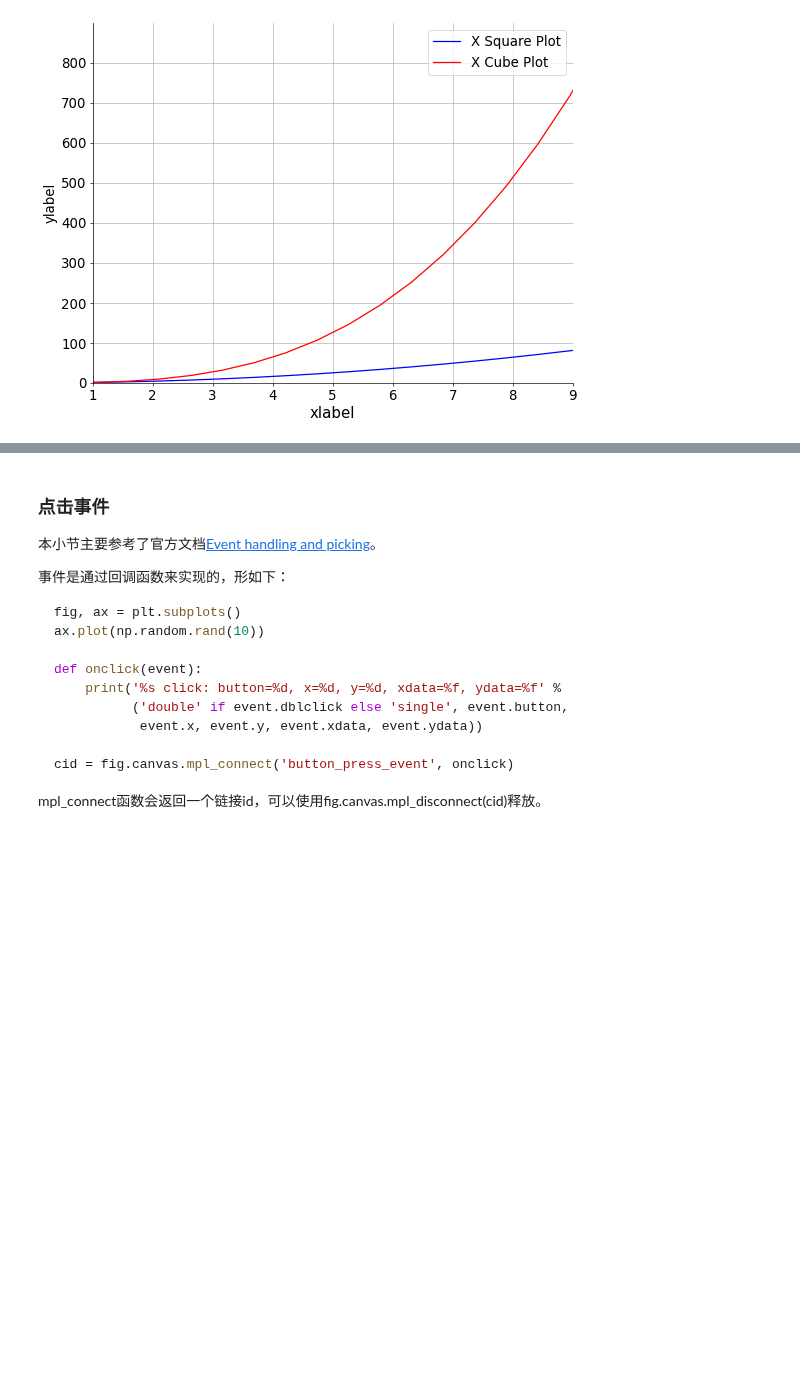
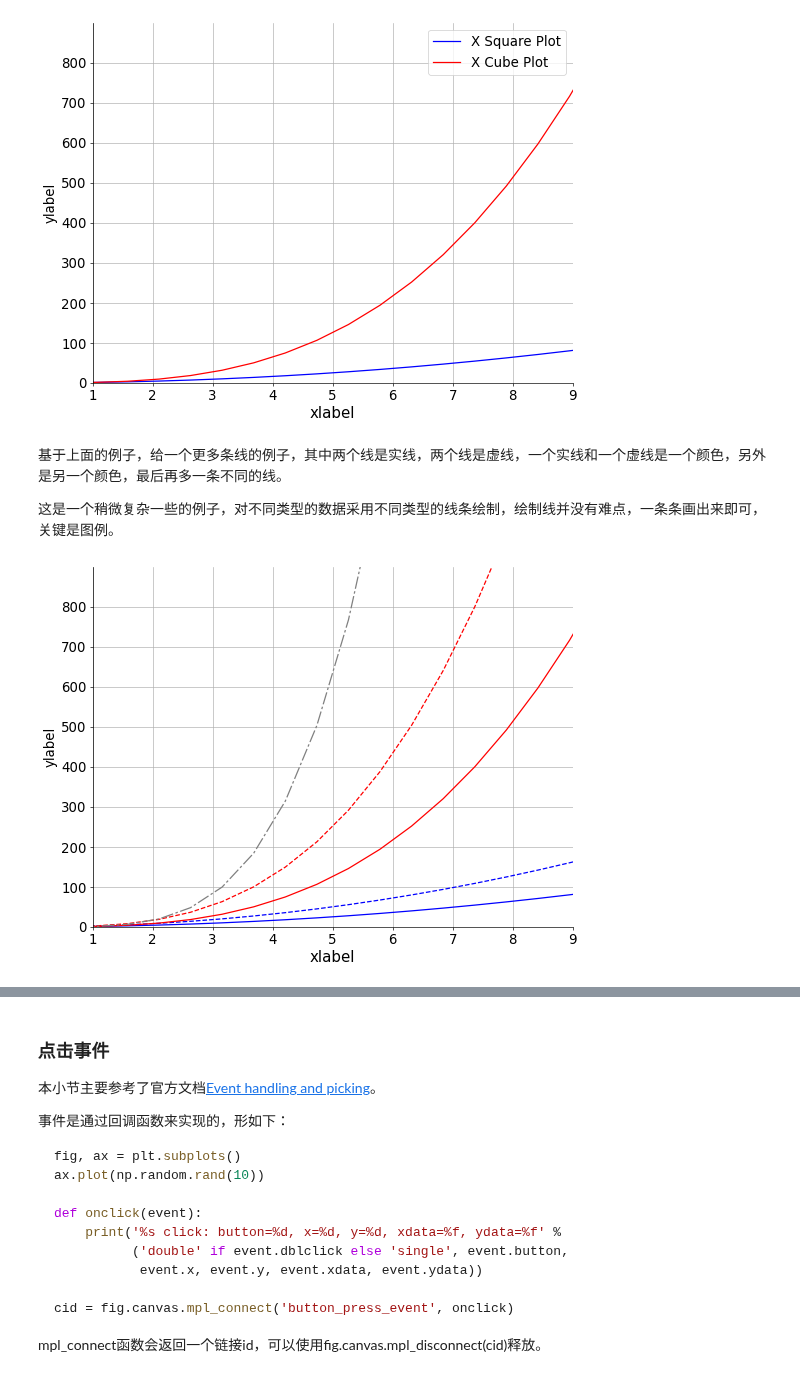
Before and after one commit to iHeadWater/hydrus, a Jupyter notebook: 3-basic-pyviz/matplotlib/how-to-use-matplotlib.ipynb, the cells around one changed output, grey strips where cells are left out. Saved outputs shown, nothing was run; the diff lists cells and outputs as text; code cells hidden in the pictures; blank space fills up the shorter version.

Commit message:
plot multi-lines using pyplot

```diff
--- a/3-basic-pyviz/matplotlib/how-to-use-matplotlib.ipynb
+++ b/3-basic-pyviz/matplotlib/how-to-use-matplotlib.ipynb
@@ -542,3 +544,36 @@ ax.spines['right'].set_visible(False)
 ax.spines['top'].set_visible(False)
 # %% [output]
 [figure]
+# %% [markdown]
+基于上面的例子，给一个更多条线的例子，其中两个线是实线，两个线是虚线，一个实线和一个虚线是一个颜色，另外是另一个颜色，最后再多一条不同的线。
+
+这是一个稍微复杂一些的例子，对不同类型的数据采用不同类型的线条绘制，绘制线并没有难点，一条条画出来即可，关键是图例。
+# %%
+import matplotlib.pyplot as plt
+import numpy as np
+
+# 和上面例子一样的基本设置
+fig=plt.figure(figsize=(8,6),dpi=60)
+ax=fig.add_axes([0,0,1,1])
+plt.xlabel('xlabel', fontsize=18)
+plt.ylabel('ylabel', fontsize=16)
+ax.set_xlim(1, 9)
+ax.set_ylim(1, 900)
+plt.xticks(np.arange(1, 10, 1), fontsize=16)
+plt.yticks(np.arange(0, 900, 100), fontsize=16)
+plt.grid()
+ax.spines['right'].set_visible(False)
+ax.spines['top'].set_visible(False)
+
+# 绘制多条线
+x=np.linspace(0,10,20)
+y=[x**2, 2*x**2, x**3, 2*x**3, x**4]
+# 设置每条线的形式
+for i, color in enumerate(['blue','red']):
+    for j, linestyle in enumerate(['-','--']):
+        plt.plot(x, y[i*2+j], color=color, ls=linestyle)
+# 最后一个线更加特殊一些
+line_i, = ax.plot(x, y[4], color="grey")
+line_i.set_dashes([2, 2, 10, 2])
+# %% [output]
+[figure, added]
```
Also changed, not shown: parts of 3 cells of this notebook.
